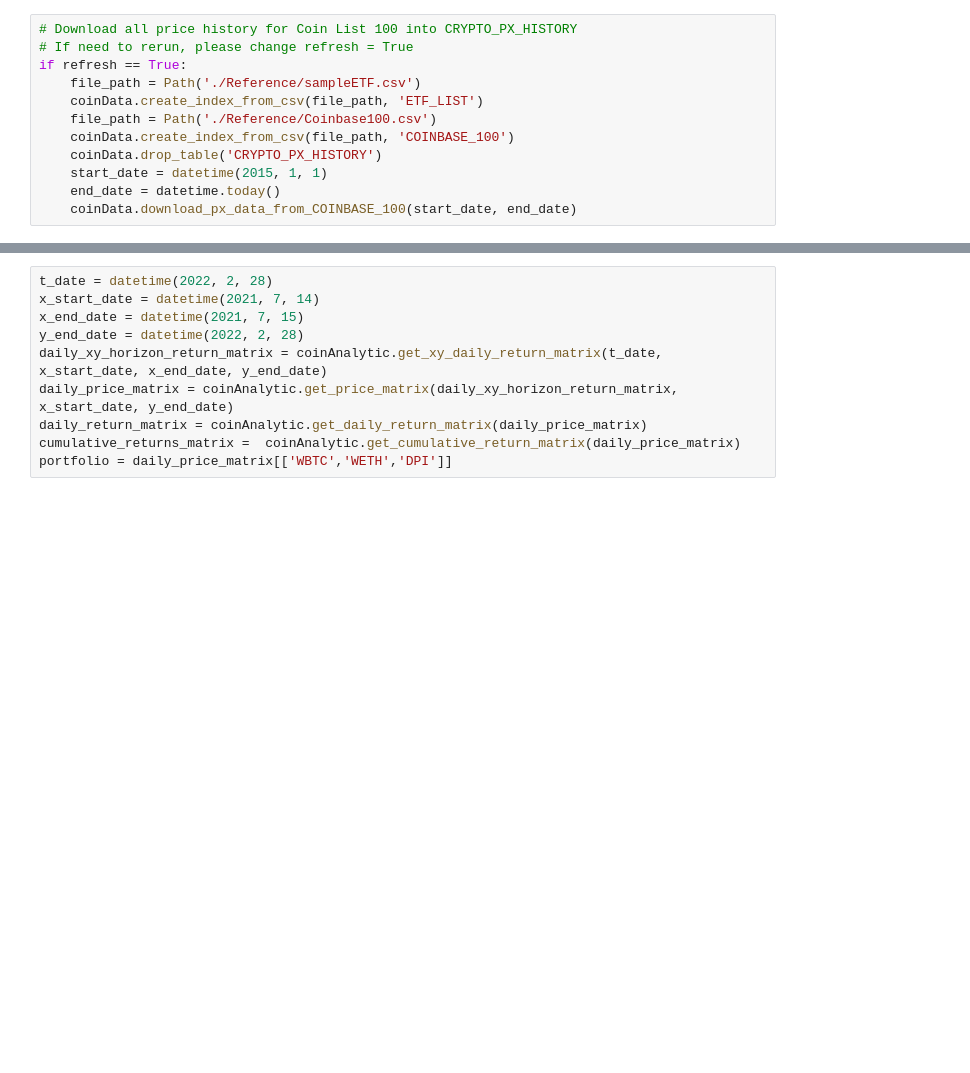
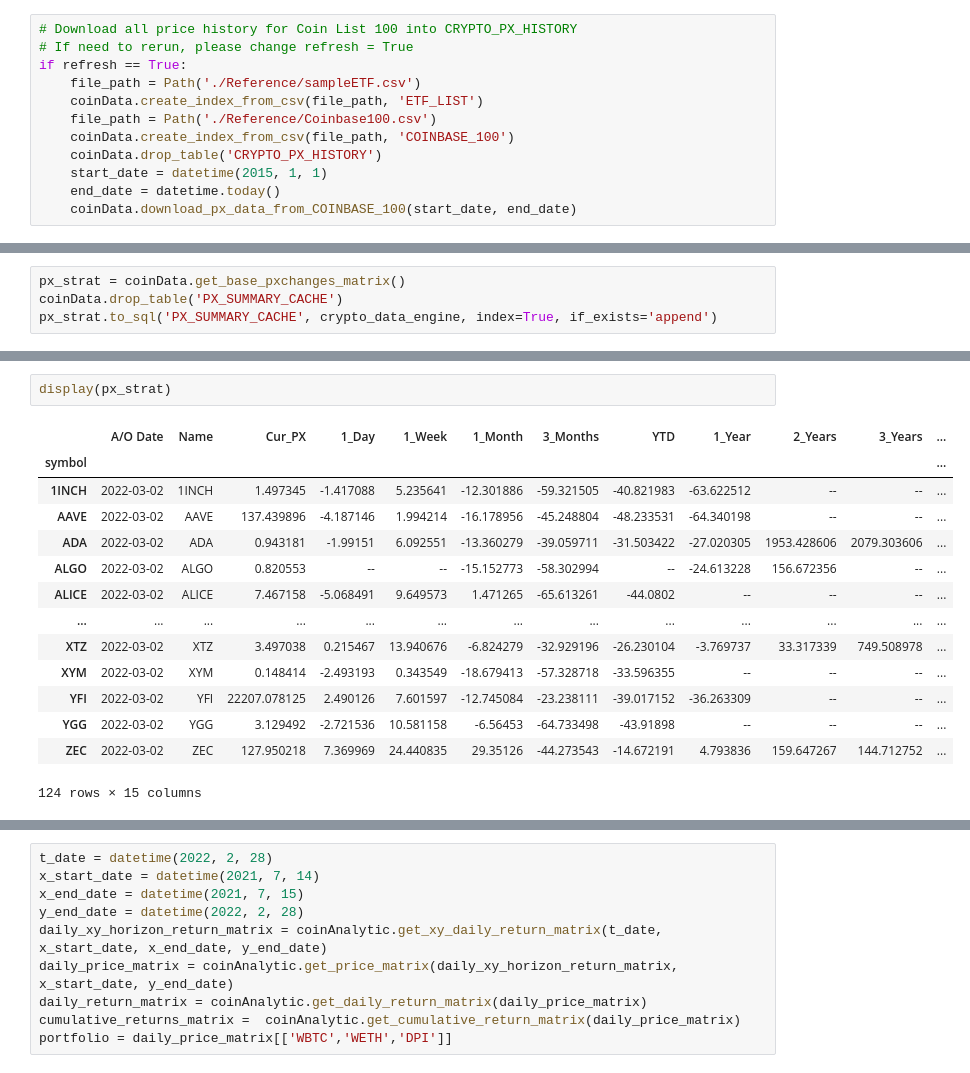
Before and after one commit to stefimaz/Numisma, a Jupyter notebook: CryptoAnalyzer.ipynb, the cells around one changed output, grey strips where cells are left out. Cells and saved outputs as stored; diff of their text form; blank space fills up the shorter version.

```diff
--- a/CryptoAnalyzer.ipynb
+++ b/CryptoAnalyzer.ipynb
@@ -35,0 +103,4 @@ if refresh == True:
+# %%
+px_strat = coinData.get_base_pxchanges_matrix()
+coinData.drop_table('PX_SUMMARY_CACHE')
+px_strat.to_sql('PX_SUMMARY_CACHE', crypto_data_engine, index=True, if_exists='append')
@@ -35,0 +125,17 @@ if refresh == True:
+# %%
+display(px_strat)
+# %% [output]
+|  | A/O Date | Name | Cur_PX | 1_Day | 1_Week | 1_Month | 3_Months | YTD | 1_Year | 2_Years | 3_Years | ... |
+| symbol |  |  |  |  |  |  |  |  |  |  |  | ... |
+| 1INCH | 2022-03-02 | 1INCH | 1.497345 | -1.417088 | 5.235641 | -12.301886 | -59.321505 | -40.821983 | -63.622512 | -- | -- | ... |
+| AAVE | 2022-03-02 | AAVE | 137.439896 | -4.187146 | 1.994214 | -16.178956 | -45.248804 | -48.233531 | -64.340198 | -- | -- | ... |
+| ADA | 2022-03-02 | ADA | 0.943181 | -1.99151 | 6.092551 | -13.360279 | -39.059711 | -31.503422 | -27.020305 | 1953.428606 | 2079.303606 | ... |
+| ALGO | 2022-03-02 | ALGO | 0.820553 | -- | -- | -15.152773 | -58.302994 | -- | -24.613228 | 156.672356 | -- | ... |
+| ALICE | 2022-03-02 | ALICE | 7.467158 | -5.068491 | 9.649573 | 1.471265 | -65.613261 | -44.0802 | -- | -- | -- | ... |
+| ... | ... | ... | ... | ... | ... | ... | ... | ... | ... | ... | ... | ... |
+| XTZ | 2022-03-02 | XTZ | 3.497038 | 0.215467 | 13.940676 | -6.824279 | -32.929196 | -26.230104 | -3.769737 | 33.317339 | 749.508978 | ... |
+| XYM | 2022-03-02 | XYM | 0.148414 | -2.493193 | 0.343549 | -18.679413 | -57.328718 | -33.596355 | -- | -- | -- | ... |
+| YFI | 2022-03-02 | YFI | 22207.078125 | 2.490126 | 7.601597 | -12.745084 | -23.238111 | -39.017152 | -36.263309 | -- | -- | ... |
+| YGG | 2022-03-02 | YGG | 3.129492 | -2.721536 | 10.581158 | -6.56453 | -64.733498 | -43.91898 | -- | -- | -- | ... |
+| ZEC | 2022-03-02 | ZEC | 127.950218 | 7.369969 | 24.440835 | 29.35126 | -44.273543 | -14.672191 | 4.793836 | 159.647267 | 144.712752 | ... |
+124 rows × 15 columns
```
Also changed, not shown: parts of 33 cells of this notebook, 6 other files.
